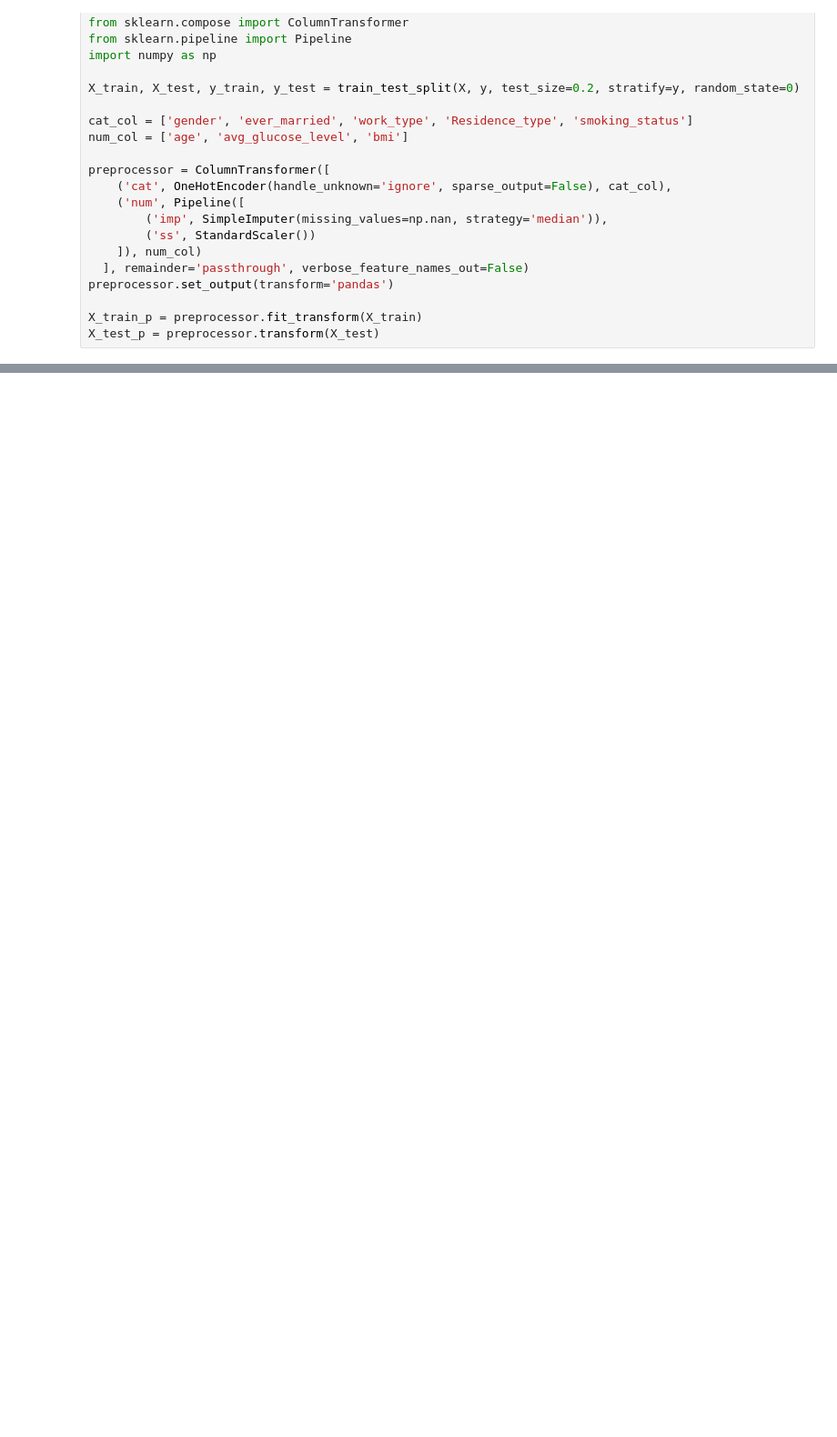
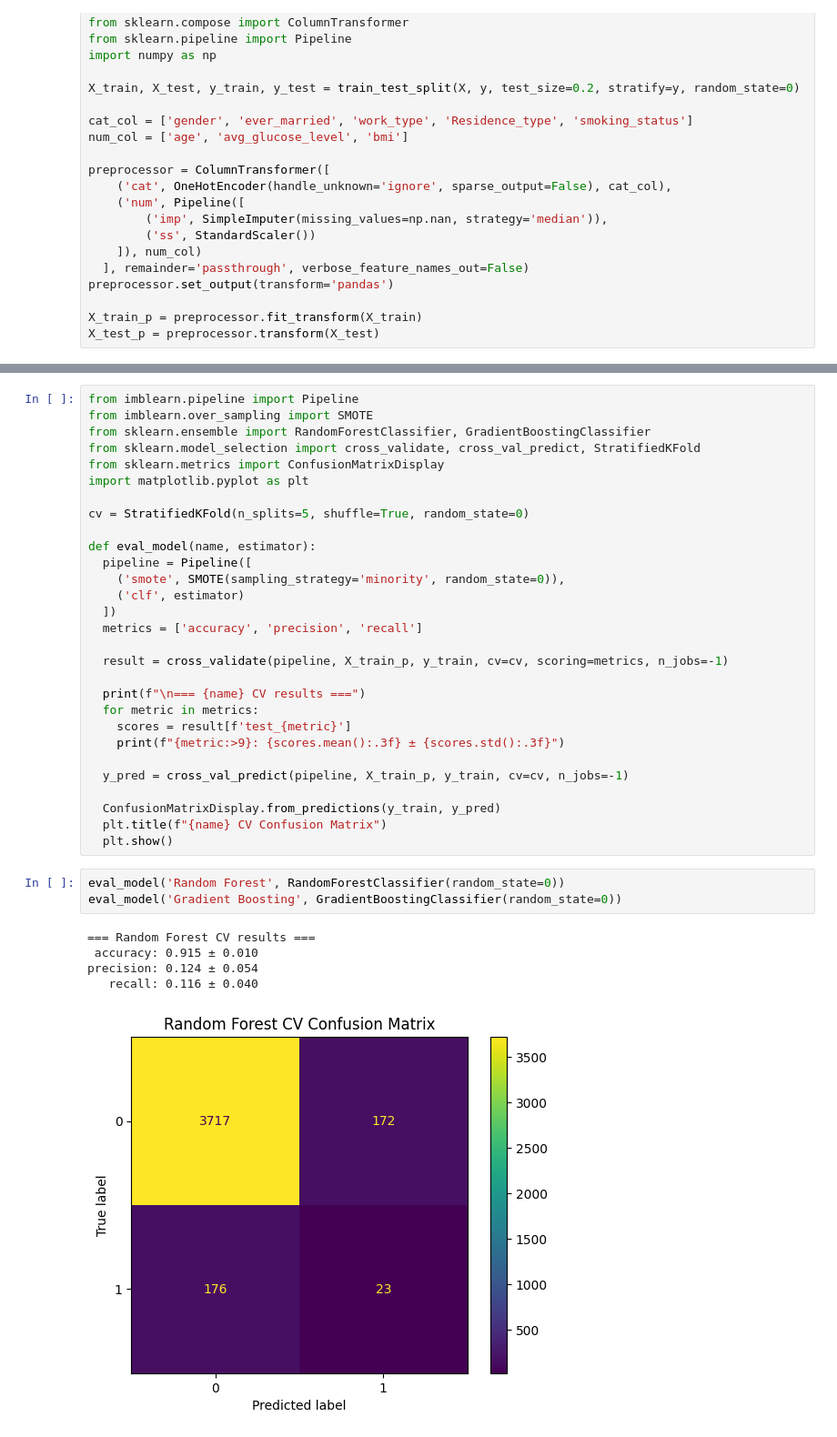
Before and after one commit to ganthegun/Stroke-Prediction, a Jupyter notebook: training.ipynb, the cells around one changed output, grey strips where cells are left out. Shown at 91% size. Drawn from its saved outputs; the diff is of its cells as text; blank space fills up the shorter version.

```diff
--- a/training.ipynb
+++ b/training.ipynb
@@ -159,0 +97,38 @@ Recall   : 0.52
+# %%
+from imblearn.pipeline import Pipeline
+from imblearn.over_sampling import SMOTE
+from sklearn.ensemble import RandomForestClassifier, GradientBoostingClassifier
+from sklearn.model_selection import cross_validate, cross_val_predict, StratifiedKFold
+from sklearn.metrics import ConfusionMatrixDisplay
+import matplotlib.pyplot as plt
+
+cv = StratifiedKFold(n_splits=5, shuffle=True, random_state=0)
+
+def eval_model(name, estimator):
+  pipeline = Pipeline([
+    ('smote', SMOTE(sampling_strategy='minority', random_state=0)),
+    ('clf', estimator)
+  ])
+  metrics = ['accuracy', 'precision', 'recall']
+
+  result = cross_validate(pipeline, X_train_p, y_train, cv=cv, scoring=metrics, n_jobs=-1)
+
+  print(f"\n=== {name} CV results ===")
+  for metric in metrics:
+    scores = result[f'test_{metric}']
+    print(f"{metric:>9}: {scores.mean():.3f} ± {scores.std():.3f}")
+
+  y_pred = cross_val_predict(pipeline, X_train_p, y_train, cv=cv, n_jobs=-1)
+
+  ConfusionMatrixDisplay.from_predictions(y_train, y_pred)
+  plt.title(f"{name} CV Confusion Matrix")
+  plt.show()
+# %%
+eval_model('Random Forest', RandomForestClassifier(random_state=0))
+eval_model('Gradient Boosting', GradientBoostingClassifier(random_state=0))
+# %% [output]
+=== Random Forest CV results ===
+ accuracy: 0.915 ± 0.010
+precision: 0.124 ± 0.054
+   recall: 0.116 ± 0.040
+[figure, added]
```
Also changed, not shown: parts of 12 cells of this notebook, 2 other files.
